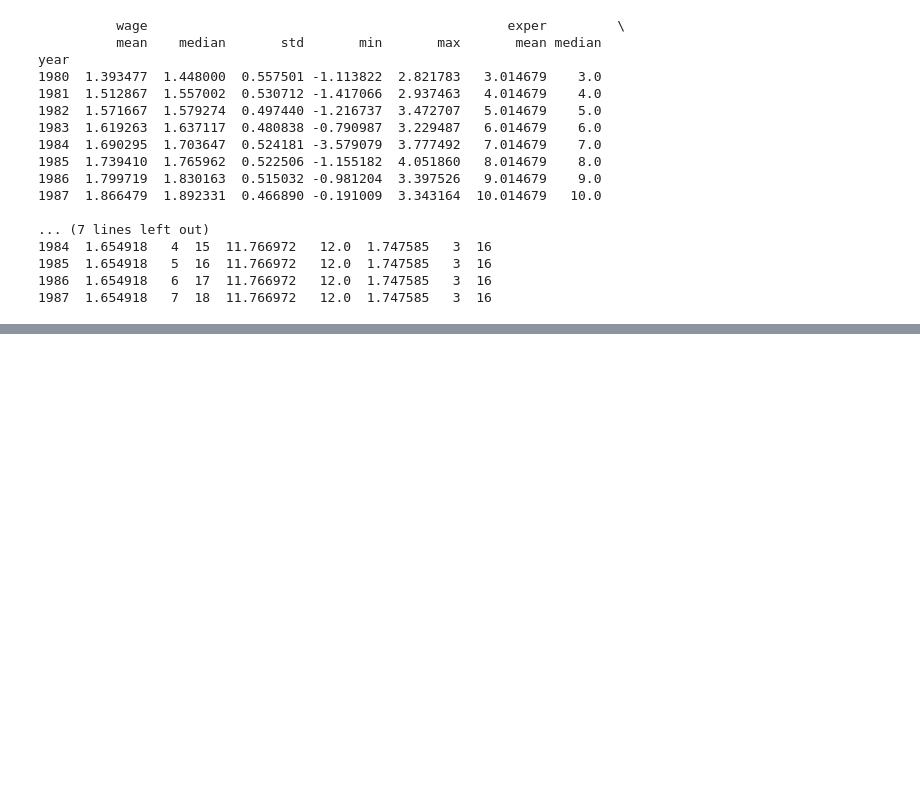
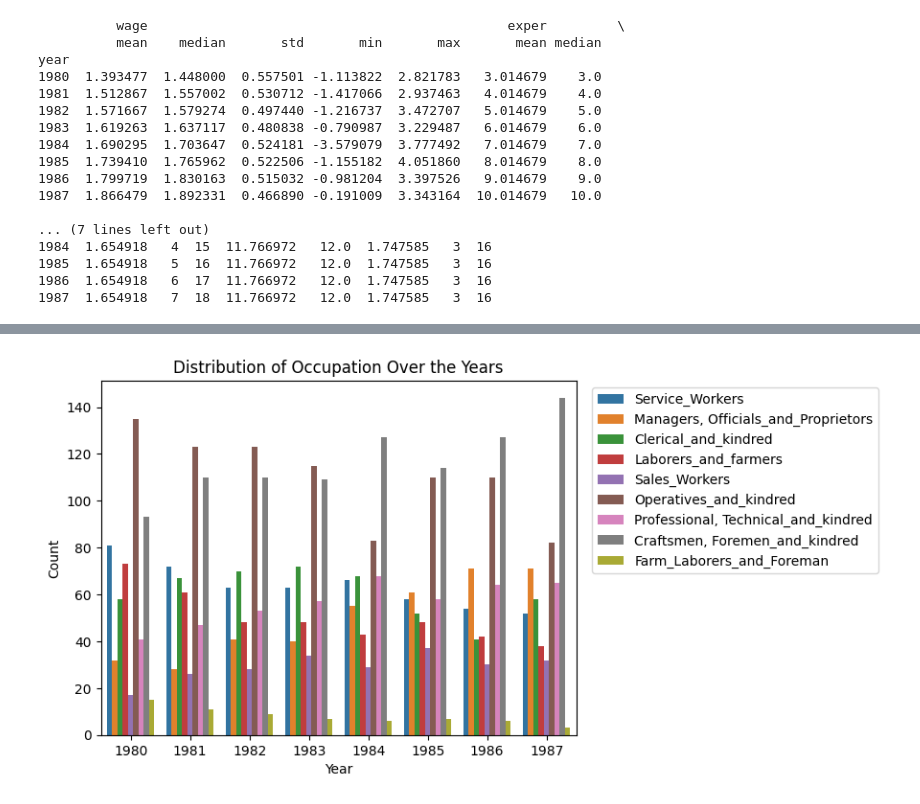
Before and after one commit to levyashvin/exploratory-data-analysis, a Jupyter notebook: males_dataset_analysis.ipynb, the cells around one changed output, grey strips where cells are left out. Drawn from its saved outputs; the diff is of its cells as text; code cells hidden in the pictures; blank space fills up the shorter version.

```diff
--- a/males_dataset_analysis.ipynb
+++ b/males_dataset_analysis.ipynb
@@ -200,0 +236,10 @@ year
+# %%
+#distribution of occupation over the years
+sns.countplot(data=data, x='year', hue='occupation')
+plt.title('Distribution of Occupation Over the Years')
+plt.xlabel('Year')
+plt.ylabel('Count')
+plt.legend(loc='upper right', bbox_to_anchor=(1.65, 1))
+plt.show()
+# %% [output]
+[figure, added]
```
Also changed, not shown: parts of 4 cells of this notebook.
